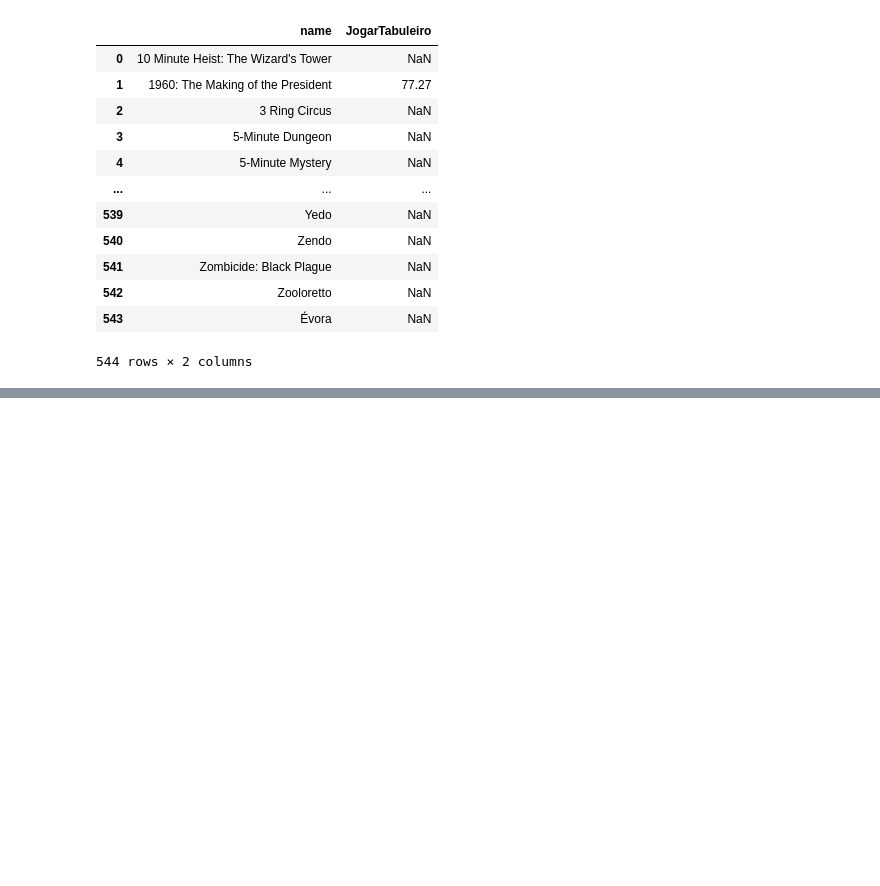
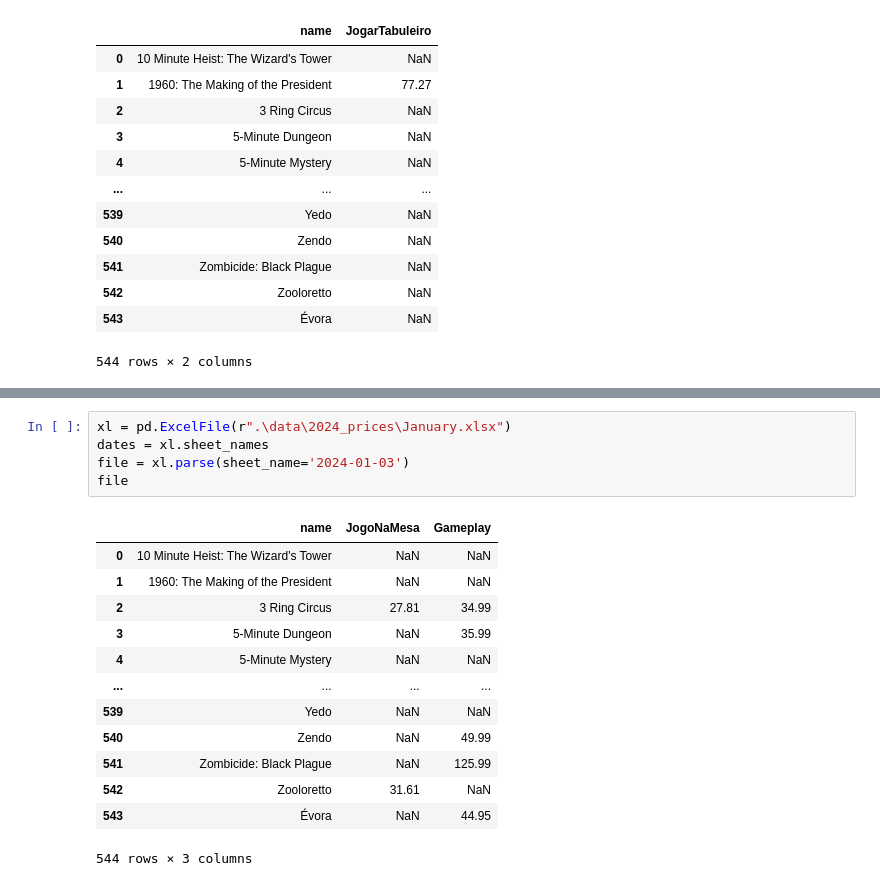
Before and after one commit to miguelgaspar24/BoardgamePrices, a Jupyter notebook: scripts_debug.ipynb, the cells around one changed output, grey strips where cells are left out. Cells and saved outputs as stored; diff of their text form; blank space fills up the shorter version.

```diff
--- a/scripts_debug.ipynb
+++ b/scripts_debug.ipynb
@@ -262,0 +274,19 @@ jogartabuleiro
+# %%
+xl = pd.ExcelFile(r".\data\2024_prices\January.xlsx")
+dates = xl.sheet_names
+file = xl.parse(sheet_name='2024-01-03')
+file
+# %% [output]
+|  | name | JogoNaMesa | Gameplay |
+| 0 | 10 Minute Heist: The Wizard's Tower | NaN | NaN |
+| 1 | 1960: The Making of the President | NaN | NaN |
+| 2 | 3 Ring Circus | 27.81 | 34.99 |
+| 3 | 5-Minute Dungeon | NaN | 35.99 |
+| 4 | 5-Minute Mystery | NaN | NaN |
+| ... | ... | ... | ... |
+| 539 | Yedo | NaN | NaN |
+| 540 | Zendo | NaN | 49.99 |
+| 541 | Zombicide: Black Plague | NaN | 125.99 |
+| 542 | Zooloretto | 31.61 | NaN |
+| 543 | Évora | NaN | 44.95 |
+544 rows × 3 columns
```
Also changed, not shown: parts of 5 cells of this notebook.
